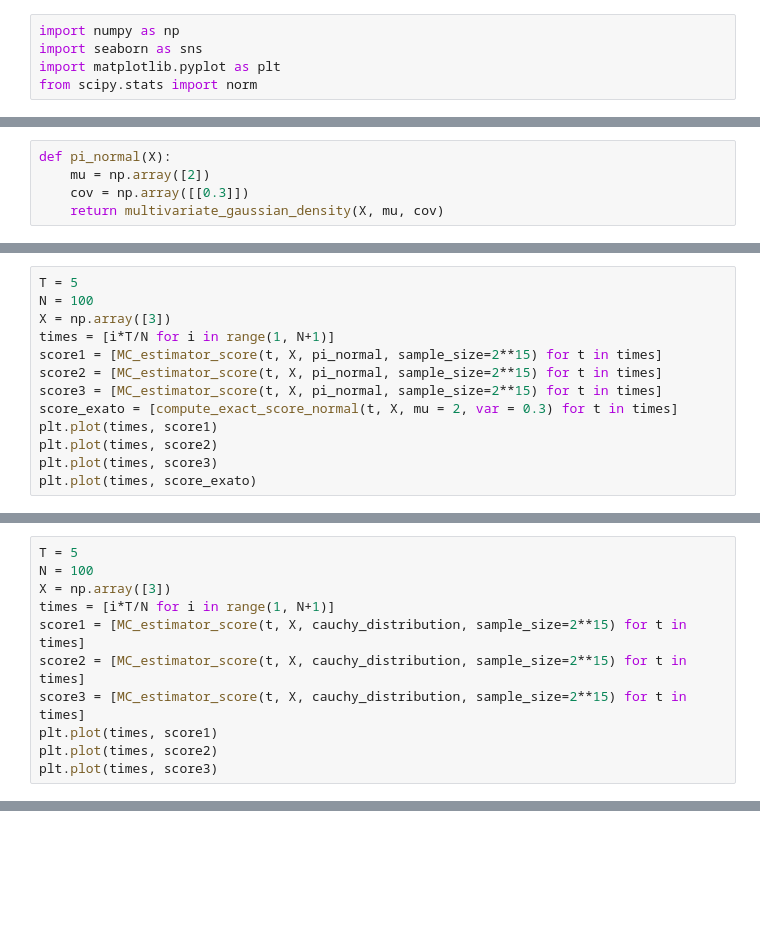
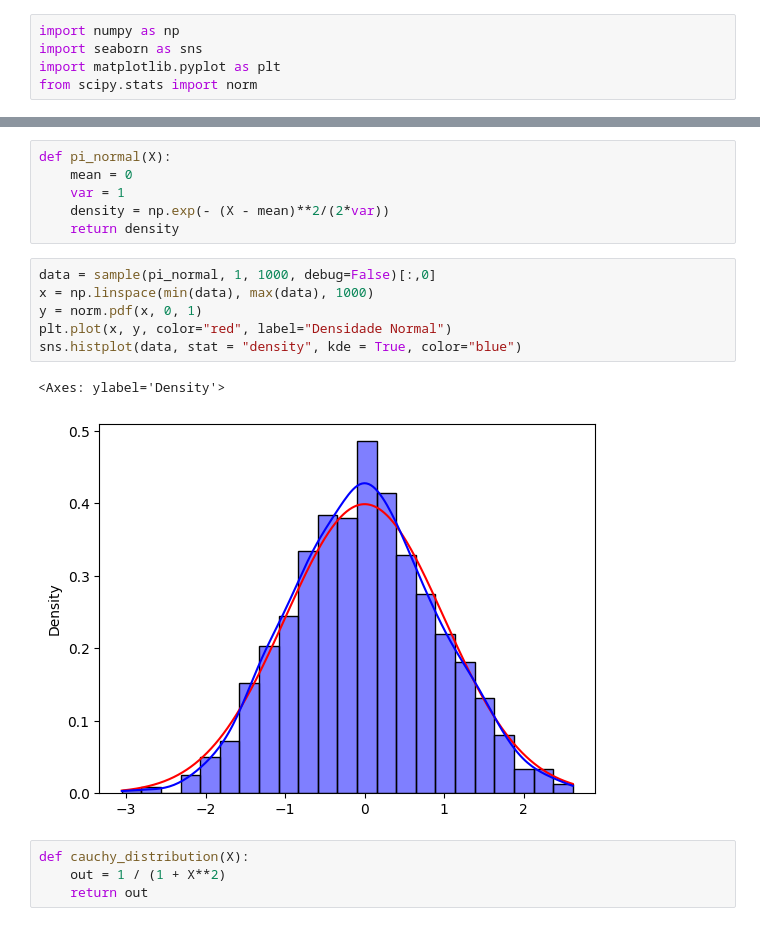
Before and after one commit to JaironHenrique/MC_Diffusion, a Jupyter notebook: sampler_by_mc_score.ipynb, the cells around one changed output, grey strips where cells are left out. Cells and saved outputs as stored; diff of their text form; blank space fills up the shorter version.

```diff
--- a/sampler_by_mc_score.ipynb
+++ b/sampler_by_mc_score.ipynb
@@ -198,5 +5,0 @@ plt.plot(x, y, color="red", label="Densidade Normal")
-# %%
-def pi_normal(X):
-    mu = np.array([2])
-    cov = np.array([[0.3]])
-    return multivariate_gaussian_density(X, mu, cov)
@@ -219,13 +5,0 @@ plt.plot(times, score_exato)
-# %%
-T = 5
-N = 100
-X = np.array([3])
-times = [i*T/N for i in range(1, N+1)]
-score1 = [MC_estimator_score(t, X, pi_normal, sample_size=2**15) for t in times]
-score2 = [MC_estimator_score(t, X, pi_normal, sample_size=2**15) for t in times]
-score3 = [MC_estimator_score(t, X, pi_normal, sample_size=2**15) for t in times]
-score_exato = [compute_exact_score_normal(t, X, mu = 2, var = 0.3) for t in times]
-plt.plot(times, score1)
-plt.plot(times, score2)
-plt.plot(times, score3)
-plt.plot(times, score_exato)
@@ -263,11 +5,0 @@ plt.plot(x, y, color="red", label="Densidade Normal")
-# %%
-T = 5
-N = 100
-X = np.array([3])
-times = [i*T/N for i in range(1, N+1)]
-score1 = [MC_estimator_score(t, X, cauchy_distribution, sample_size=2**15) for t in times]
-score2 = [MC_estimator_score(t, X, cauchy_distribution, sample_size=2**15) for t in times]
-score3 = [MC_estimator_score(t, X, cauchy_distribution, sample_size=2**15) for t in times]
-plt.plot(times, score1)
-plt.plot(times, score2)
-plt.plot(times, score3)
@@ -322,0 +98,19 @@ plt.show()
+# %%
+def pi_normal(X):
+    mean = 0
+    var = 1
+    density = np.exp(- (X - mean)**2/(2*var))
+    return density
+# %%
+data = sample(pi_normal, 1, 1000, debug=False)[:,0]
+x = np.linspace(min(data), max(data), 1000)
+y = norm.pdf(x, 0, 1)
+plt.plot(x, y, color="red", label="Densidade Normal")
+sns.histplot(data, stat = "density", kde = True, color="blue")
+# %% [output]
+<Axes: ylabel='Density'>
+[figure, added]
+# %%
+def cauchy_distribution(X):
+    out = 1 / (1 + X**2)
+    return out
```
Also changed, not shown: parts of 51 cells of this notebook.
